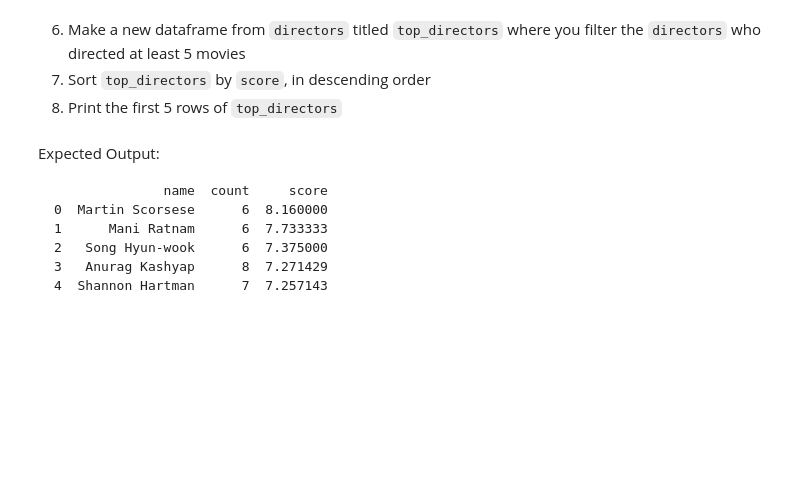
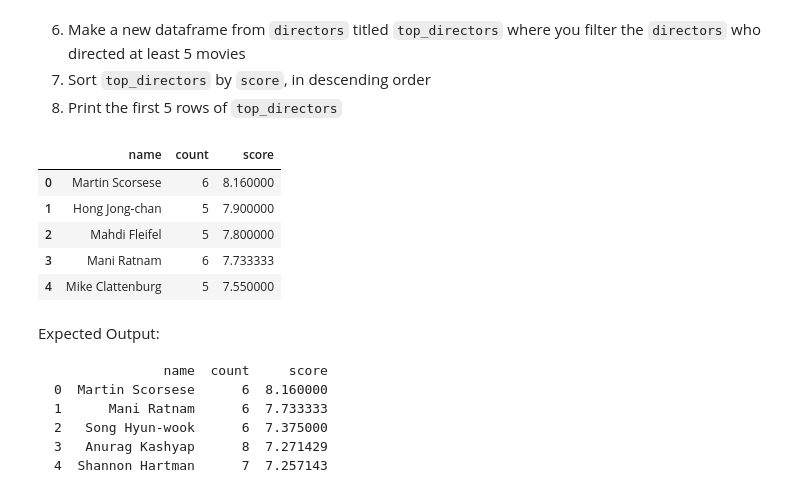
Before and after one commit to lh788-dotcom/Landin_Huangcdj_nme, a Jupyter notebook: workbook2.ipynb, the cells around one changed output. Drawn from its saved outputs; the diff is of its cells as text; code cells hidden in the pictures; blank space fills up the shorter version.

```diff
--- a/workbook2.ipynb
+++ b/workbook2.ipynb
@@ -263,11 +263,20 @@ Expected Output (columns should match, but data may differ):
 # %%
 #C2 your code here
 # skeleton code provided
 
-# top_directors = duckdb.sql("""SELECT ...
-#                            FROM ...
-#                            WHERE
-#                            ORDER BY ...""").df()
+top_directors = duckdb.sql("""SELECT name, count, score
+                           FROM directors
+                           WHERE count >= 5
+                           ORDER BY score DESC """).df()
+
+top_directors.head()
+# %% [output]
+|  | name | count | score |
+| 0 | Martin Scorsese | 6 | 8.160000 |
+| 1 | Hong Jong-chan | 5 | 7.900000 |
+| 2 | Mahdi Fleifel | 5 | 7.800000 |
+| 3 | Mani Ratnam | 6 | 7.733333 |
+| 4 | Mike Clattenburg | 5 | 7.550000 |
 # %% [markdown]
 Expected Output:
 
```
Also changed, not shown: 2 other files.
